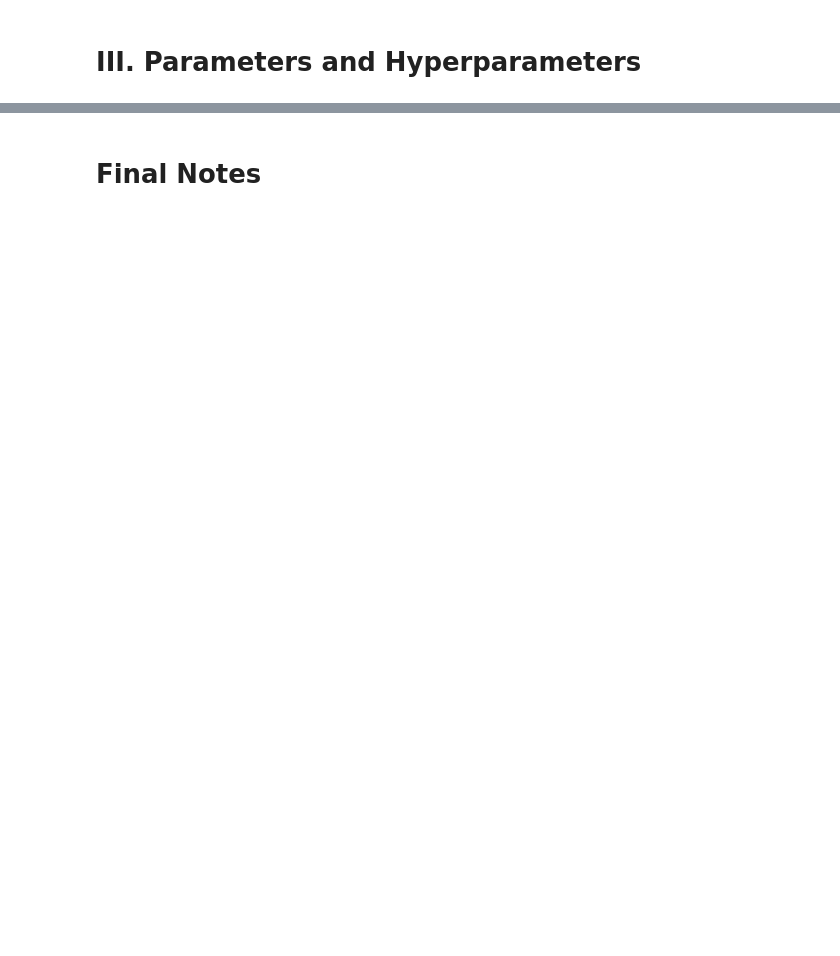
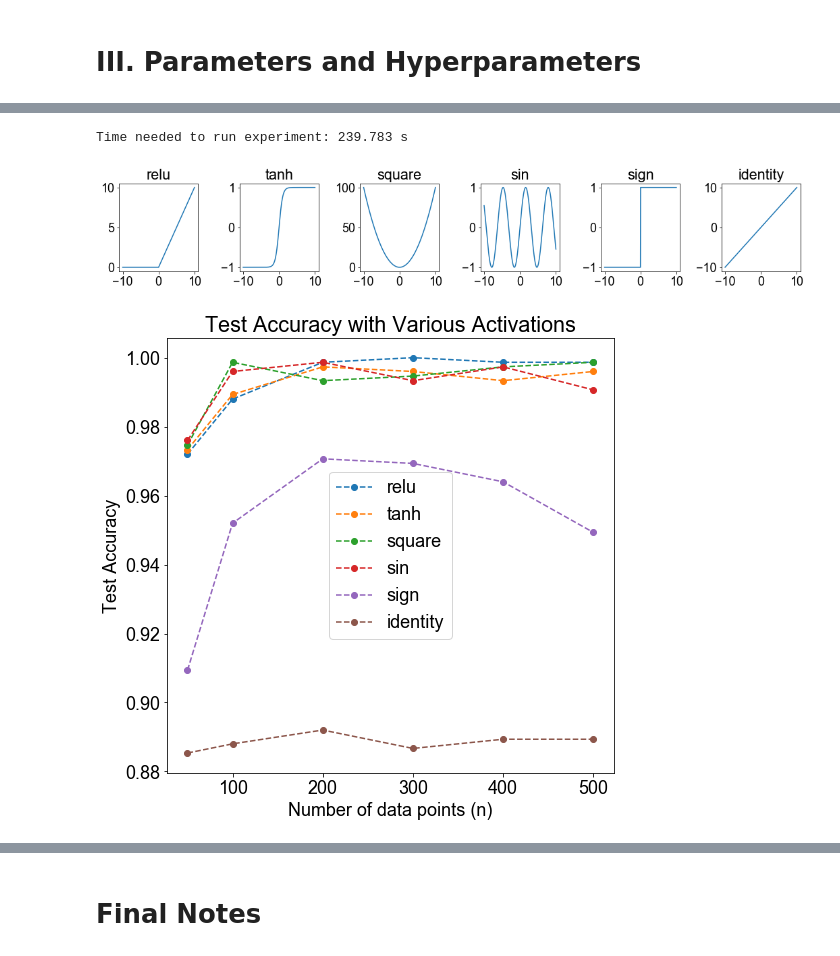
Before and after one commit to abidlabs/AtomsOfDeepLearning, a Jupyter notebook: Atomic Experiments in Deep Learning.ipynb, the cells around one changed output, grey strips where cells are left out. Cells and saved outputs as stored; diff of their text form; code cells hidden in the pictures; blank space fills up the shorter version.

```diff
--- a/Atomic Experiments in Deep Learning.ipynb
+++ b/Atomic Experiments in Deep Learning.ipynb
@@ -308,0 +358,31 @@ Relationship between batch size and learning rate
+# %%
+experiment = Experiment7()
+experiment.initialize()
+
+ns = [50, 100, 200, 300, 400, 500]
+activations = [tf.nn.relu, tf.tanh, tf.square, tf.sin, tf.sign, tf.identity]
+
+accuracies = experiment.run(activations=activations,
+                            iters=6,
+                            ns=ns)
+
+fig, axs = plt.subplots(1, 6, figsize=[15,3])
+sess = tf.Session()
+for i, ax in enumerate(axs):
+    ax.plot(x, sess.run(activations[i](x)))
+    ax.set_title(activations[i].__name__)
+plt.tight_layout()
+
+plt.figure(figsize=[8,8]); plt.rc("font",family="sans-serif",size=18)
+plt.plot(ns, np.mean(accuracies,axis=0), '--o')
+
+plt.title('Test Accuracy with Various Activations')
+plt.xlabel('Number of data points (n)')
+plt.ylabel('Test Accuracy')
+plt.legend([a.__name__ for a in activations])
+
+experiment.conclude()
+# %% [output]
+Time needed to run experiment: 239.783 s
+[figure, added]
+[figure, added]
```
Also changed, not shown: parts of 80 cells of this notebook, 1 other file.
